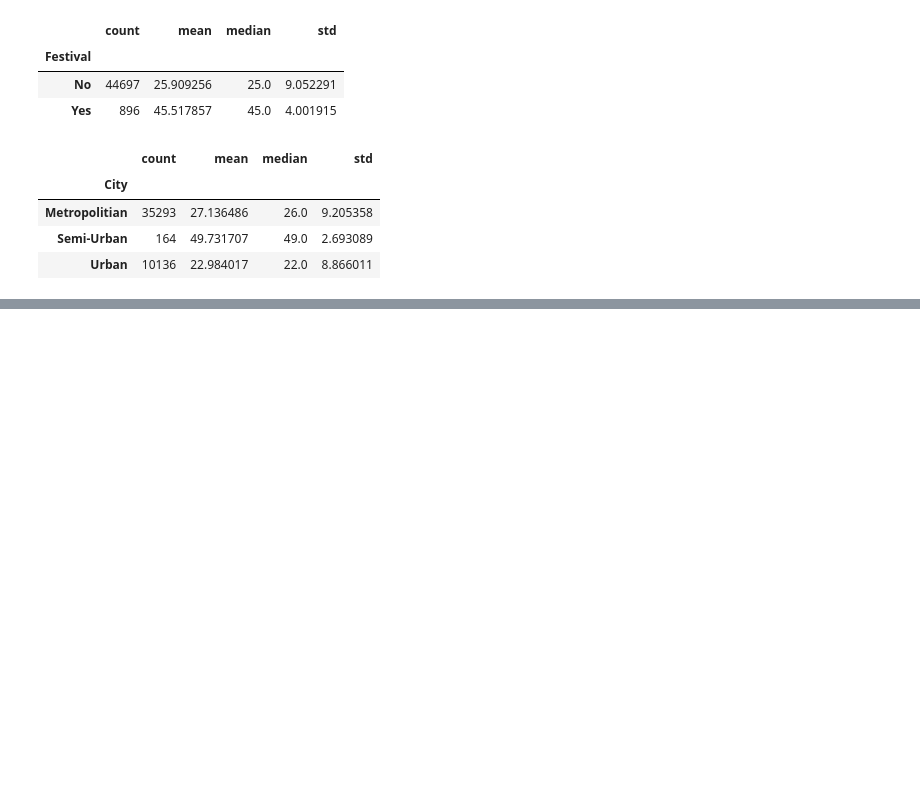
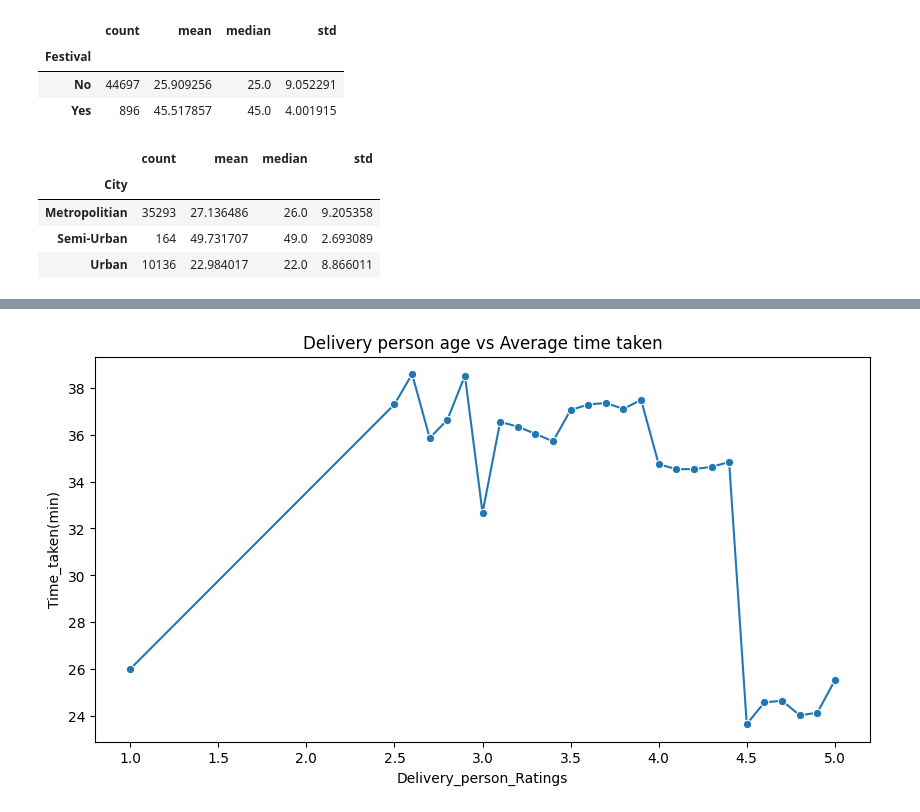
Before and after one commit to soumensen411/Food-Delivery-Time-Prediction-With-Machine-Learning, a Jupyter notebook: Food_delivery_time_prediction.ipynb, the cells around one changed output, grey strips where cells are left out. Saved outputs shown, nothing was run; the diff lists cells and outputs as text; code cells hidden in the pictures; blank space fills up the shorter version.

```diff
--- a/Food_delivery_time_prediction.ipynb
+++ b/Food_delivery_time_prediction.ipynb
@@ -294,0 +338,7 @@ df.groupby('City')['Time_taken(min)'].agg(['count','mean','median','std'])
+# %%
+plt.figure(figsize=(10,5))
+sns.lineplot(x=df['Delivery_person_Ratings'],y=df['Time_taken(min)'],estimator='mean',marker="o",errorbar=None)
+plt.title('Delivery person age vs Average time taken')
+plt.show()
+# %% [output]
+[figure, added]
```
Also changed, not shown: parts of 40 cells of this notebook.
